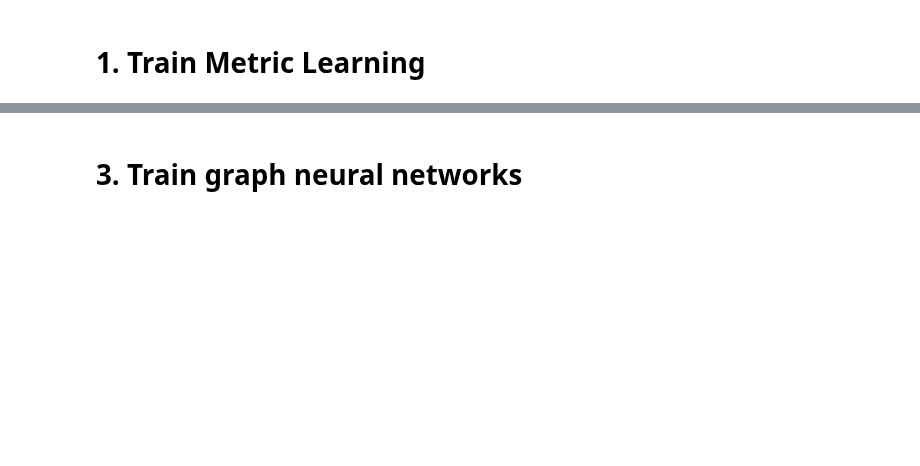
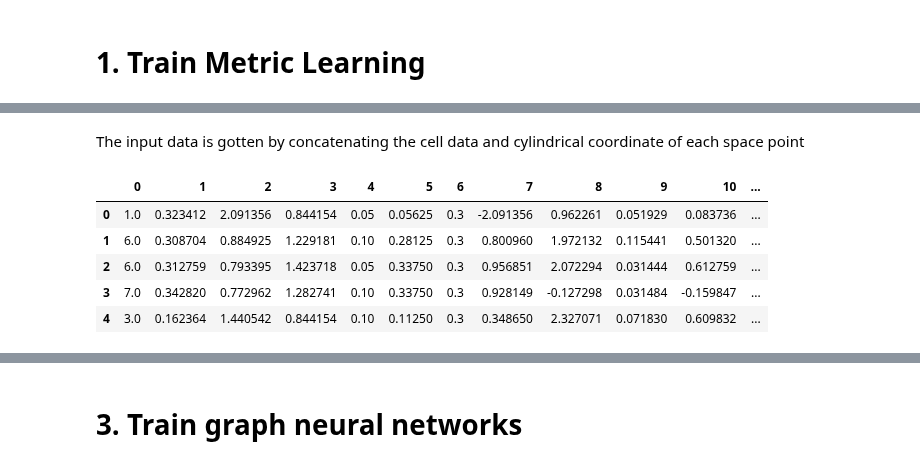
Before and after one commit to HSF-reco-and-software-triggers/Tracking-ML-Exa.TrkX, a Jupyter notebook: Examples/TrackML_Quickstart/run_pipeline.ipynb, the cells around one changed output, grey strips where cells are left out. Cells and saved outputs as stored; diff of their text form; code cells hidden in the pictures; blank space fills up the shorter version.

```diff
--- a/Examples/TrackML_Quickstart/run_pipeline.ipynb
+++ b/Examples/TrackML_Quickstart/run_pipeline.ipynb
@@ -109,0 +156,14 @@ Training finished, running inference to build graphs...
+# %% [markdown]
+The input data is gotten by concatenating the cell data and cylindrical coordinate of each space point
+# %%
+input_data = [model.trainset[0].cell_data.numpy(), model.trainset[0].x.numpy()]
+input_data = np.concatenate(input_data, axis=1)
+input_data = pd.DataFrame(input_data)
+input_data.head()
+# %% [output]
+|  | 0 | 1 | 2 | 3 | 4 | 5 | 6 | 7 | 8 | 9 | 10 | ... |
+| 0 | 1.0 | 0.323412 | 2.091356 | 0.844154 | 0.05 | 0.05625 | 0.3 | -2.091356 | 0.962261 | 0.051929 | 0.083736 | ... |
+| 1 | 6.0 | 0.308704 | 0.884925 | 1.229181 | 0.10 | 0.28125 | 0.3 | 0.800960 | 1.972132 | 0.115441 | 0.501320 | ... |
+| 2 | 6.0 | 0.312759 | 0.793395 | 1.423718 | 0.05 | 0.33750 | 0.3 | 0.956851 | 2.072294 | 0.031444 | 0.612759 | ... |
+| 3 | 7.0 | 0.342820 | 0.772962 | 1.282741 | 0.10 | 0.33750 | 0.3 | 0.928149 | -0.127298 | 0.031484 | -0.159847 | ... |
+| 4 | 3.0 | 0.162364 | 1.440542 | 0.844154 | 0.10 | 0.11250 | 0.3 | 0.348650 | 2.327071 | 0.071830 | 0.609832 | ... |
```
Also changed, not shown: parts of 23 cells of this notebook, 6 other files.
